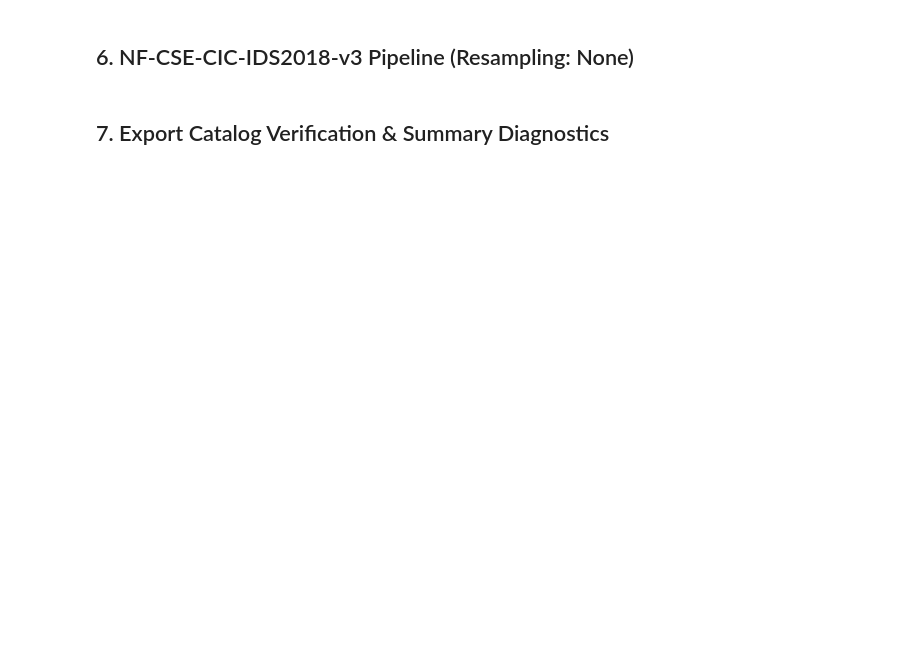
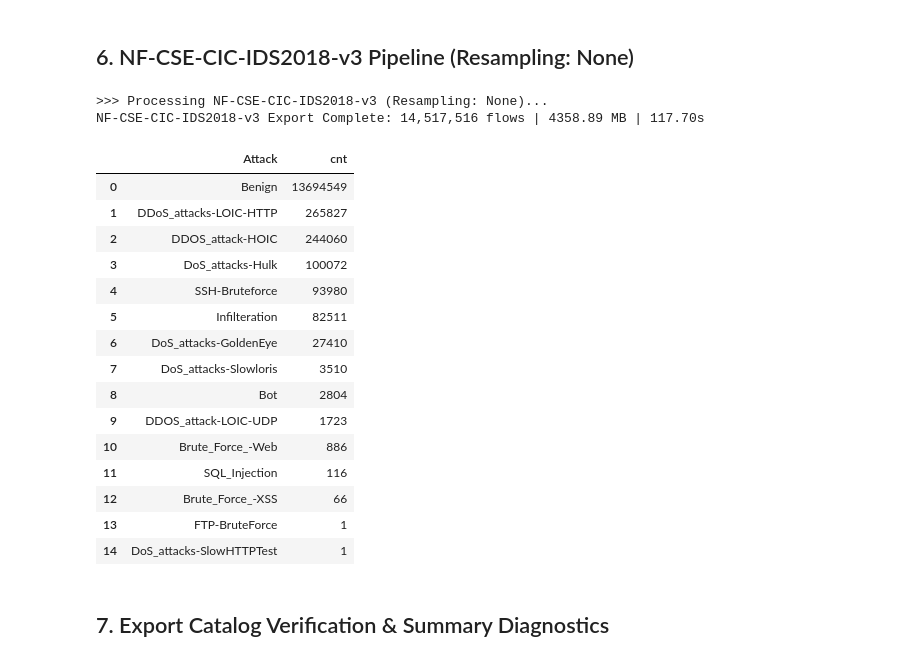
Before and after one commit to ThanhLeDuc552/SynthGuard---Individual-Contribution, a Jupyter notebook: duc_thanh/notebooks/data_processing/netflowv3_processing.ipynb, the cells around one changed output. Cells and saved outputs as stored; diff of their text form; code cells hidden in the pictures; blank space fills up the shorter version.

```diff
--- a/duc_thanh/notebooks/data_processing/netflowv3_processing.ipynb
+++ b/duc_thanh/notebooks/data_processing/netflowv3_processing.ipynb
@@ -316,35 +893,46 @@ con.execute("SELECT Attack, COUNT(*) as cnt FROM ton_final GROUP BY Attack ORDER
 # %%
 print(">>> Processing NF-CSE-CIC-IDS2018-v3 (Resampling: None)...")
 t0 = time.time()
-raw_path_cic = str(dataset_files['cic_ids']).replace('\\', '/')
-
-# 1. Deduplication view
-con.execute(f"""
-    CREATE OR REPLACE VIEW cic_clean AS
-    SELECT DISTINCT * {EXCLUDE_SQL}
-    FROM read_csv_auto('{raw_path_cic}');
-""")
-
 feat_cols_cic = get_feature_columns('cic_clean')
 scale_exprs_cic = compute_min_max_expressions('cic_clean', feat_cols_cic)
 
-# 2. Materialize normalized table
+# 1. Materialize normalized table
 con.execute(f"""
     CREATE OR REPLACE TABLE cic_final AS
     SELECT
         {', '.join(scale_exprs_cic)},
         Label,
         Attack
     FROM cic_clean;
 """)
 
-# 3. Export to NetFlow_IDS_final
+# 2. Export to NetFlow_IDS_final
 out_cic = export_dir / 'NF-CSE-CIC-IDS2018-v3.csv'
-con.execute(f"COPY cic_final TO '{str(out_cic).replace('\\\\', '/')}' (HEADER, DELIMITER ',');")
+export_path_cic = str(out_cic).replace('\\', '/')
+con.execute(f"COPY cic_final TO '{export_path_cic}' (HEADER, DELIMITER ',');")
 
 n_cic = con.execute("SELECT COUNT(*) FROM cic_final").fetchone()[0]
 print(f"NF-CSE-CIC-IDS2018-v3 Export Complete: {n_cic:,} flows | {out_cic.stat().st_size / (1024**2):.2f} MB | {time.time() - t0:.2f}s")
 con.execute("SELECT Attack, COUNT(*) as cnt FROM cic_final GROUP BY Attack ORDER BY cnt DESC;").df()
+# %% [output]
+>>> Processing NF-CSE-CIC-IDS2018-v3 (Resampling: None)...
+NF-CSE-CIC-IDS2018-v3 Export Complete: 14,517,516 flows | 4358.89 MB | 117.70s
+|  | Attack | cnt |
+| 0 | Benign | 13694549 |
+| 1 | DDoS_attacks-LOIC-HTTP | 265827 |
+| 2 | DDOS_attack-HOIC | 244060 |
+| 3 | DoS_attacks-Hulk | 100072 |
+| 4 | SSH-Bruteforce | 93980 |
+| 5 | Infilteration | 82511 |
+| 6 | DoS_attacks-GoldenEye | 27410 |
+| 7 | DoS_attacks-Slowloris | 3510 |
+| 8 | Bot | 2804 |
+| 9 | DDOS_attack-LOIC-UDP | 1723 |
+| 10 | Brute_Force_-Web | 886 |
+| 11 | SQL_Injection | 116 |
+| 12 | Brute_Force_-XSS | 66 |
+| 13 | FTP-BruteForce | 1 |
+| 14 | DoS_attacks-SlowHTTPTest | 1 |
 # %% [markdown]
 ## 7. Export Catalog Verification & Summary Diagnostics
 # %%
```
Also changed, not shown: parts of 12 cells of this notebook, 2 other files.
